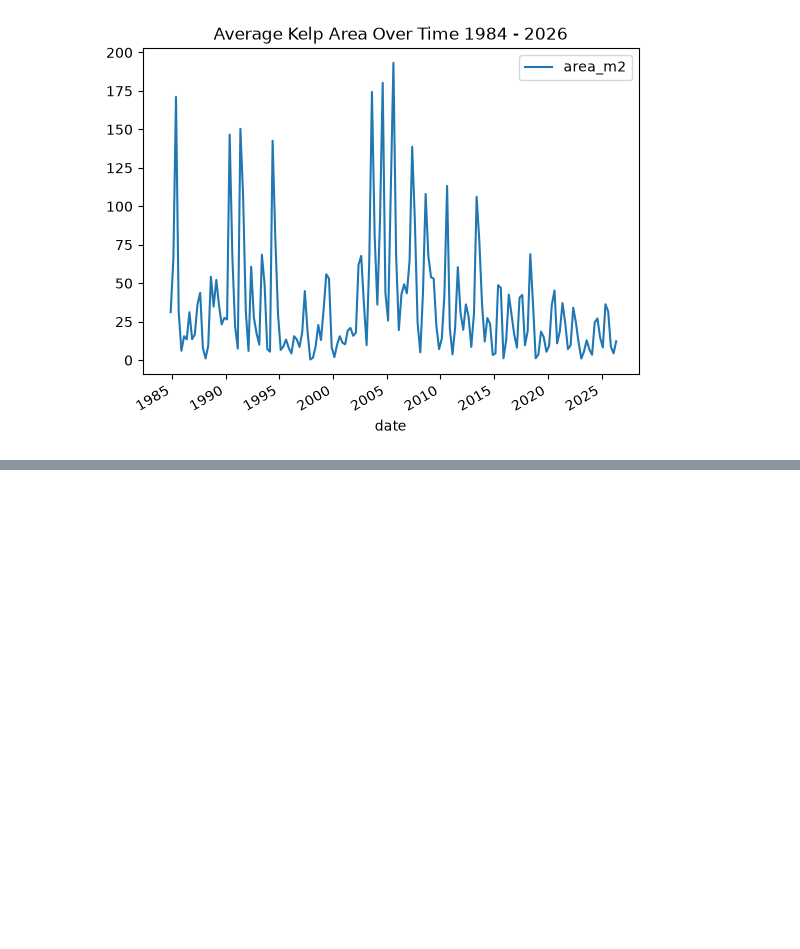
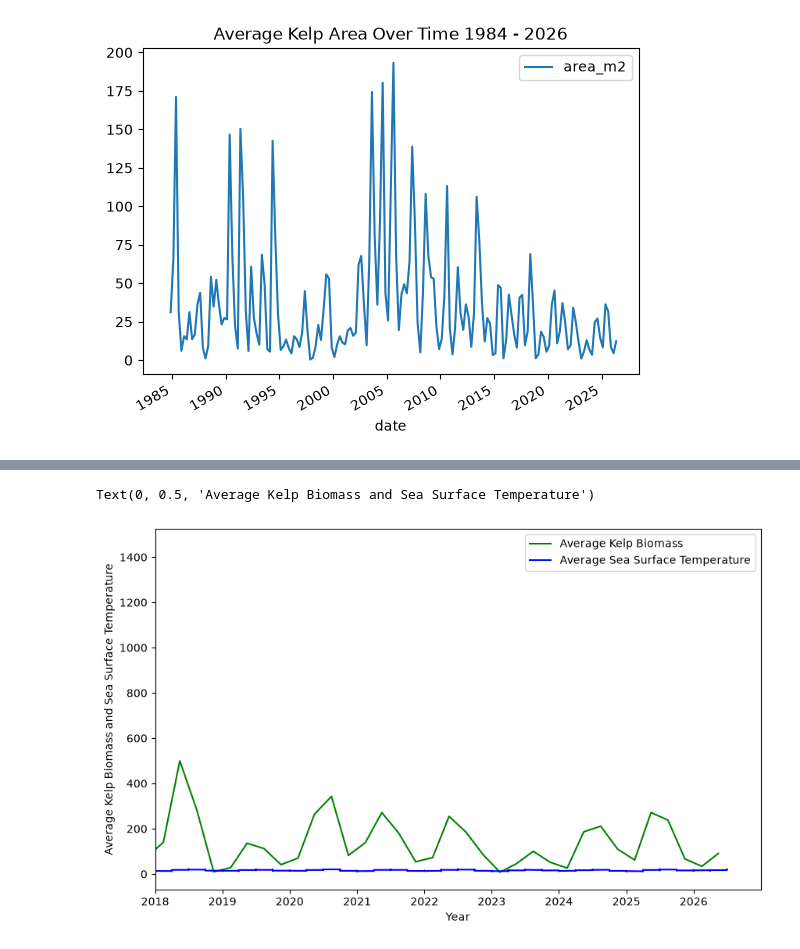
Before and after one commit to EmmaBucket/398_ocean, a Jupyter notebook: Analysis/variable_exploration.ipynb, the cells around one changed output, grey strips where cells are left out. Saved outputs shown, nothing was run; the diff lists cells and outputs as text; code cells hidden in the pictures; blank space fills up the shorter version.

```diff
--- a/Analysis/variable_exploration.ipynb
+++ b/Analysis/variable_exploration.ipynb
@@ -569,0 +599,17 @@ kelp_average_area_by_date.plot(x="date", y="area_m2", kind="line", title="Averag
+# %%
+kelp_average_biomass_by_date["yq"] = kelp_average_biomass_by_date["date"].dt.to_period("Q")
+# %%
+plt.figure(figsize=(10, 6))
+#need to have them for the same as kelp spans from 1985 till 2026 but sst I only have from 2018 till 2026, so I will limit the x axis to 2018 till 2026
+plt.xlim(pd.Timestamp("2018-01-01"), pd.Timestamp("2026-12-31"))
+
+plt.plot(kelp_average_biomass_by_date['date'], kelp_average_biomass_by_date['biomass_kg'], label='Average Kelp Biomass', color='green')
+plt.plot(sst_average_by_date['yq'].dt.to_timestamp(), sst_average_by_date['sst_c'], label='Average Sea Surface Temperature', color='blue')
+
+
+plt.legend()
+plt.xlabel('Year')
+plt.ylabel('Average Kelp Biomass and Sea Surface Temperature')
+# %% [output]
+Text(0, 0.5, 'Average Kelp Biomass and Sea Surface Temperature')
+[figure, added]
```
Also changed, not shown: parts of 7 cells of this notebook.
